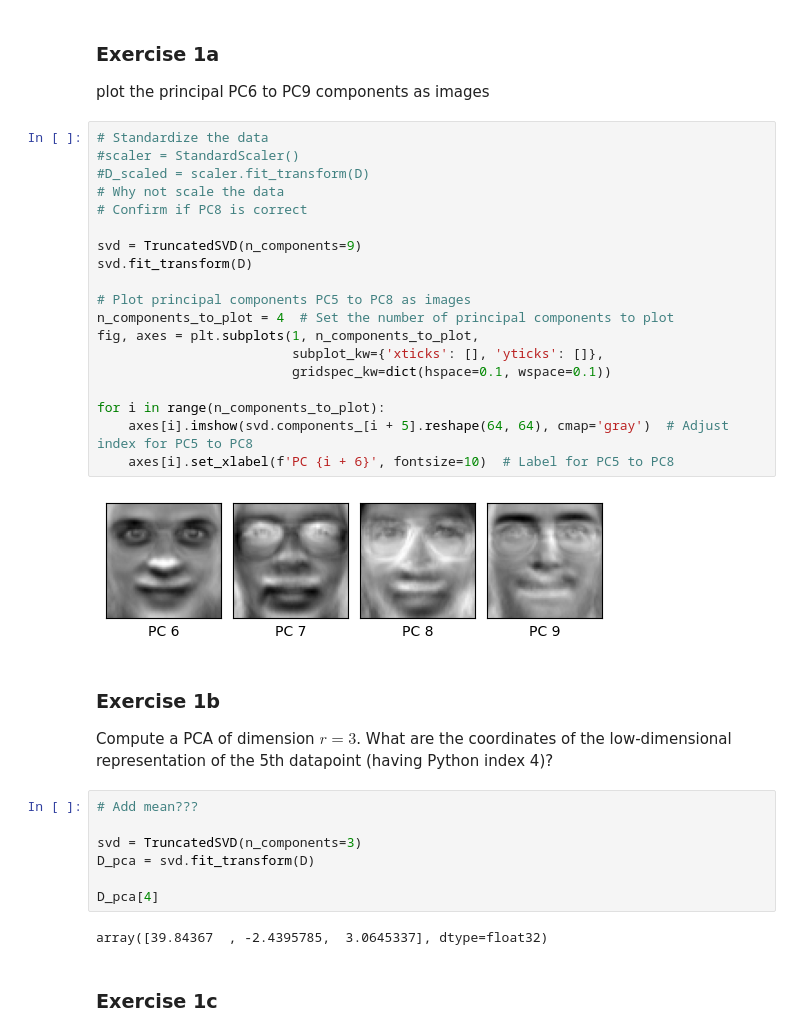
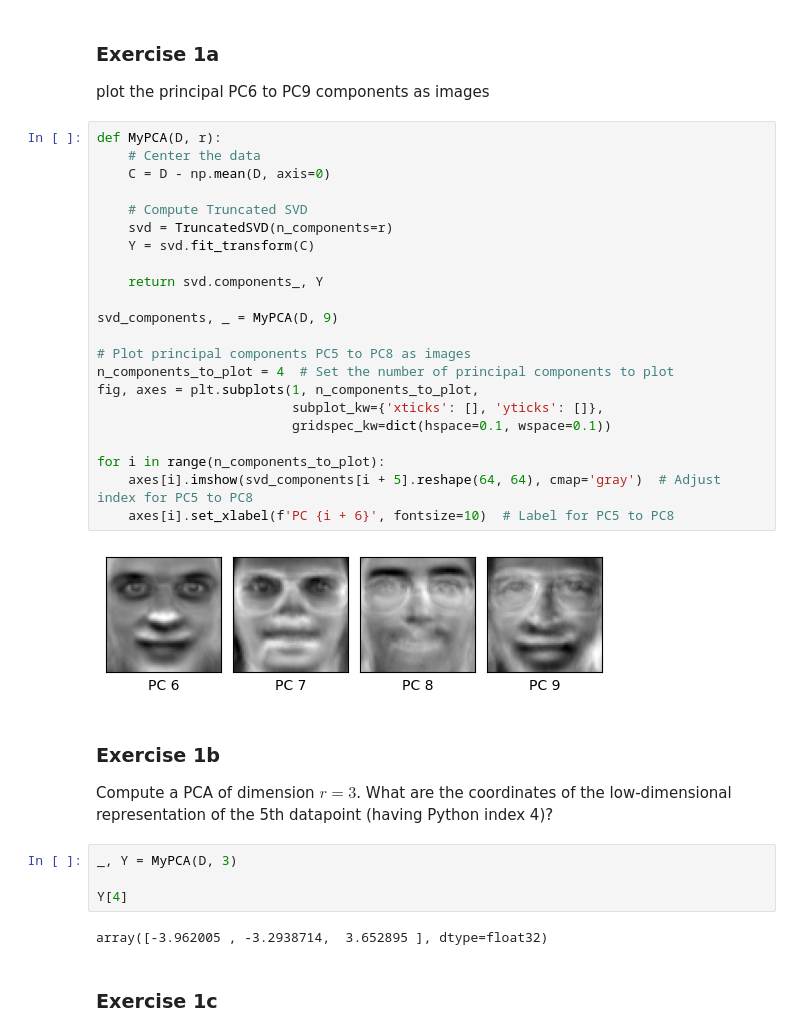
Before and after one commit to MadSoeDK/Machine-Learning-and-Data-Mining, a Jupyter notebook: Assignment 2/1. PCA.ipynb, the cells around one changed output. Cells and saved outputs as stored; diff of their text form.

```diff
--- a/Assignment 2/1. PCA.ipynb
+++ b/Assignment 2/1. PCA.ipynb
@@ -59,38 +59,38 @@ D.shape
 # %% [markdown]
 ### Exercise 1a
 plot the principal PC6 to PC9 components as images
-# %%
-# Standardize the data
-#scaler = StandardScaler()
-#D_scaled = scaler.fit_transform(D)
-# Why not scale the data
-# Confirm if PC8 is correct
-
-svd = TruncatedSVD(n_components=9)
-svd.fit_transform(D)
-
-# Plot principal components PC5 to PC8 as images
-n_components_to_plot = 4  # Set the number of principal components to plot
-fig, axes = plt.subplots(1, n_components_to_plot,
-                         subplot_kw={'xticks': [], 'yticks': []},
-                         gridspec_kw=dict(hspace=0.1, wspace=0.1))
-
-for i in range(n_components_to_plot):
-    axes[i].imshow(svd.components_[i + 5].reshape(64, 64), cmap='gray')  # Adjust index for PC5 to PC8
-    axes[i].set_xlabel(f'PC {i + 6}', fontsize=10)  # Label for PC5 to PC8
-# %% [output]
-[figure, removed]
+# %%
+def MyPCA(D, r):
+    # Center the data
+    C = D - np.mean(D, axis=0)
+
+    # Compute Truncated SVD
+    svd = TruncatedSVD(n_components=r)
+    Y = svd.fit_transform(C)
+
+    return svd.components_, Y
+
+svd_components, _ = MyPCA(D, 9)
+
+# Plot principal components PC5 to PC8 as images
+n_components_to_plot = 4  # Set the number of principal components to plot
+fig, axes = plt.subplots(1, n_components_to_plot,
+                         subplot_kw={'xticks': [], 'yticks': []},
+                         gridspec_kw=dict(hspace=0.1, wspace=0.1))
+
+for i in range(n_components_to_plot):
+    axes[i].imshow(svd_components[i + 5].reshape(64, 64), cmap='gray')  # Adjust index for PC5 to PC8
+    axes[i].set_xlabel(f'PC {i + 6}', fontsize=10)  # Label for PC5 to PC8
+# %% [output]
+[figure, added]
 # %% [markdown]
 ### Exercise 1b
 Compute a PCA of dimension $r=3$. What are the coordinates of the low-dimensional representation of the 5th datapoint (having Python index 4)?
 # %%
-# Add mean???
+_, Y = MyPCA(D, 3)
 
-svd = TruncatedSVD(n_components=3)
-D_pca = svd.fit_transform(D)
-
-D_pca[4]
+Y[4]
 # %% [output]
-array([39.84367  , -2.4395785,  3.0645337], dtype=float32)
+array([-3.962005 , -3.2938714,  3.652895 ], dtype=float32)
 # %% [markdown]
 ### Exercise 1c
```
Also changed, not shown: parts of 2 cells of this notebook.
